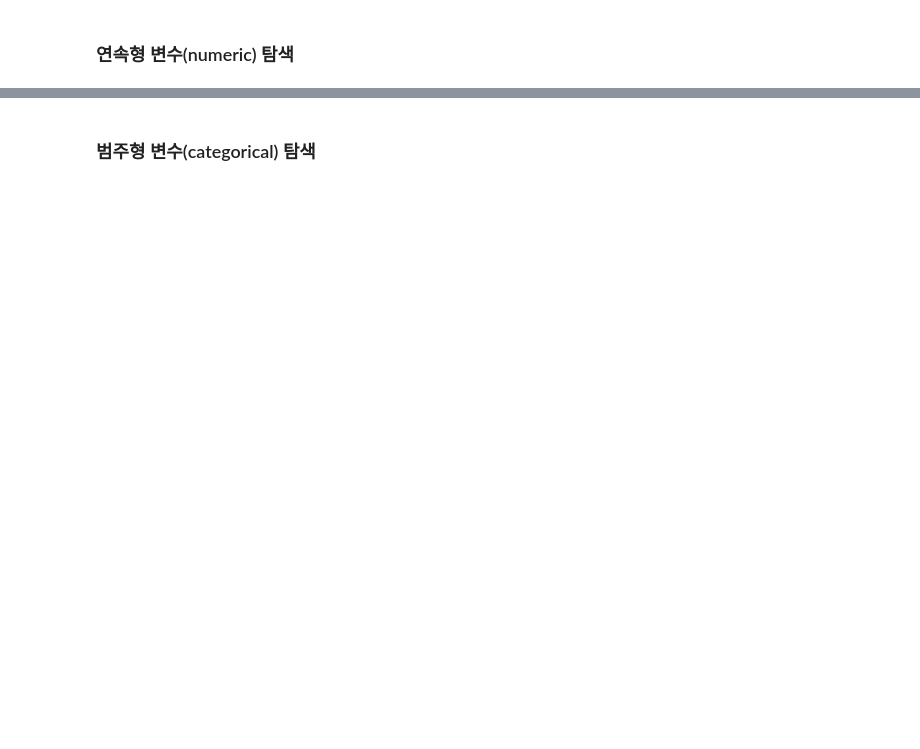
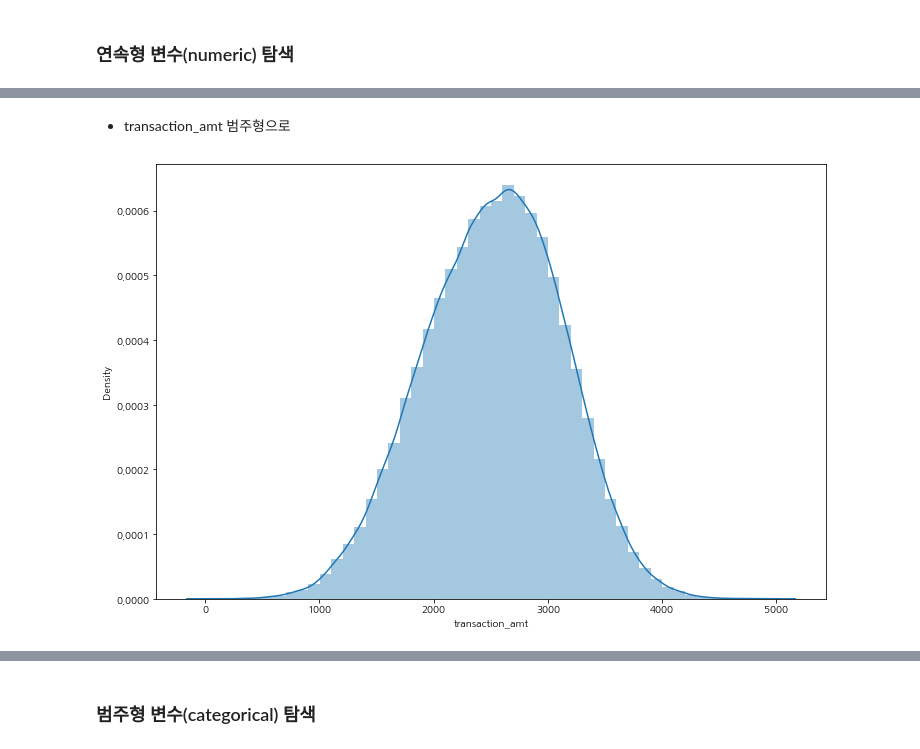
Before and after one commit to seonydg/ml-classification-predicting-credit-card-fraud-transactions, a Jupyter notebook: Predicting Credit Card Fraud Transactions.ipynb, the cells around one changed output, grey strips where cells are left out. Saved outputs shown, nothing was run; the diff lists cells and outputs as text; code cells hidden in the pictures; blank space fills up the shorter version.

```diff
--- a/Predicting Credit Card Fraud Transactions.ipynb
+++ b/Predicting Credit Card Fraud Transactions.ipynb
@@ -201,0 +241,8 @@ categorical_lists :  ['ip_address', 'user_agent', 'email_domain', 'phone_number'
+# %% [markdown]
+- transaction_amt 범주형으로
+# %%
+plt.figure(figsize=(12, 8))
+sns.distplot(df['transaction_amt'])
+plt.show()
+# %% [output]
+[figure, added]
```
Also changed, not shown: parts of 14 cells of this notebook.
